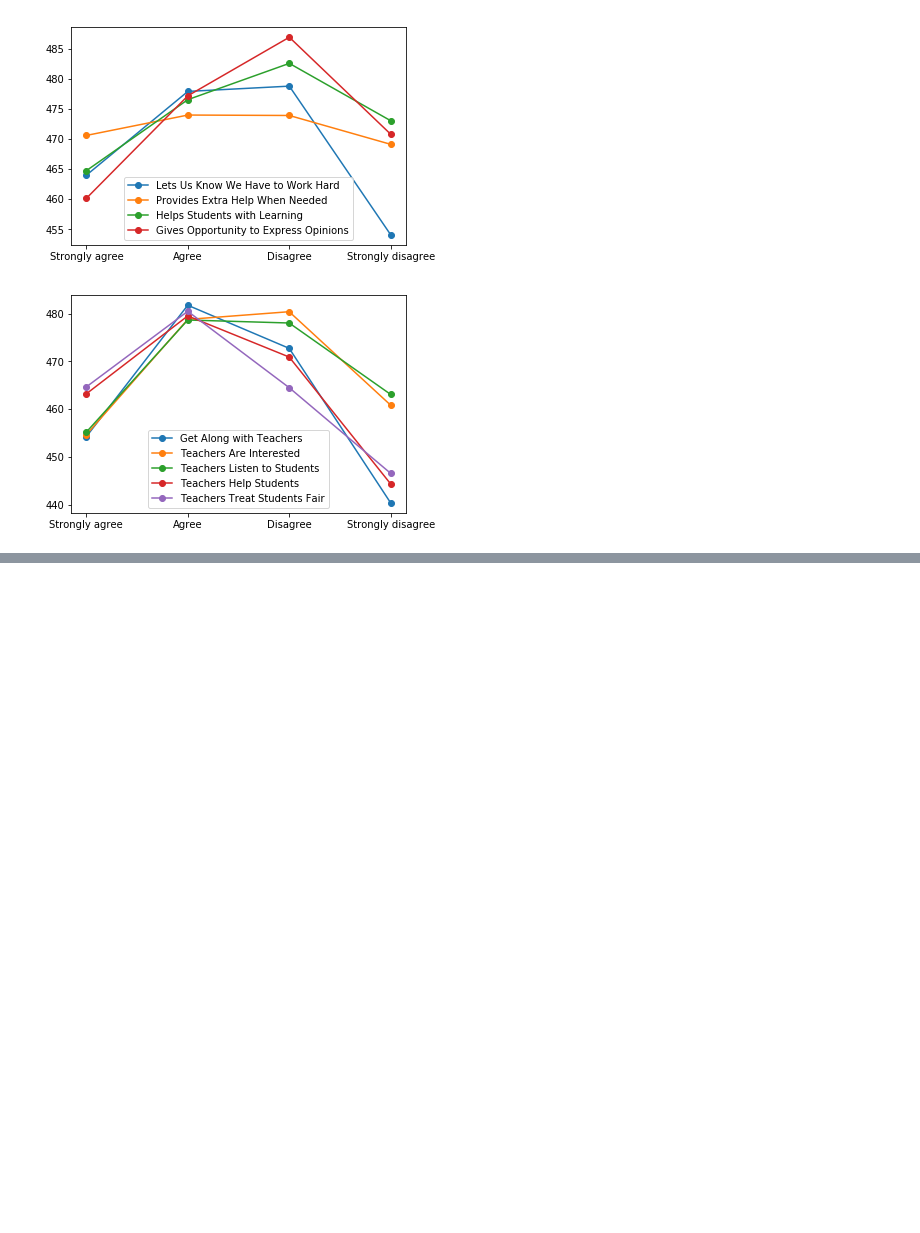
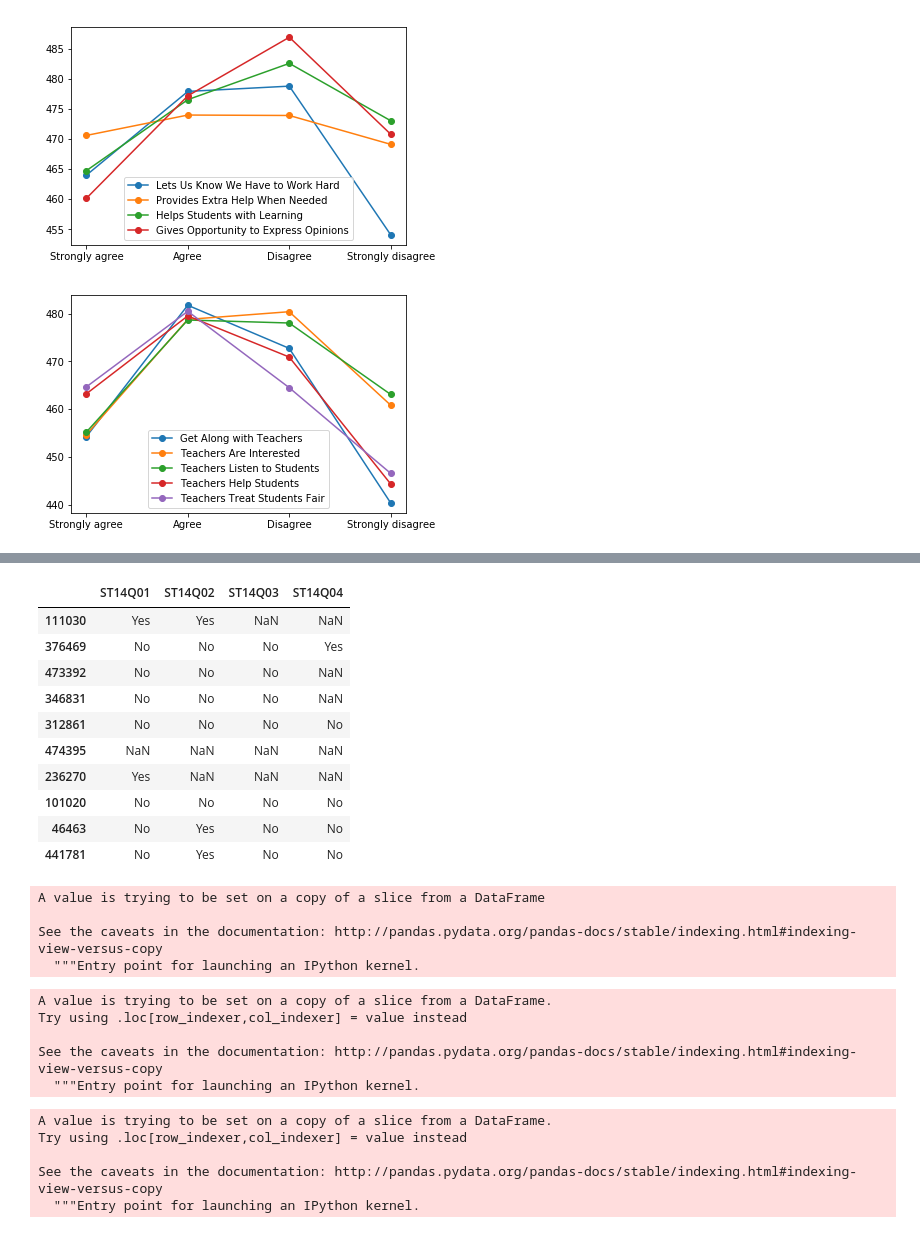
Before and after one commit to jgu1989/UdacityDataAnalystNanodegree, a Jupyter notebook: 5_Communicate_Data_Findings/pisa.ipynb, the cells around one changed output, grey strips where cells are left out. Saved outputs shown, nothing was run; the diff lists cells and outputs as text; code cells hidden in the pictures; blank space fills up the shorter version.

```diff
--- a/5_Communicate_Data_Findings/pisa.ipynb
+++ b/5_Communicate_Data_Findings/pisa.ipynb
@@ -298,0 +307,14 @@ plot(df_relation, relations, index, legends)
+# %%
+df[['ST14Q01','ST14Q02','ST14Q03','ST14Q04']].sample(10)
+# %% [output]
+|  | ST14Q01 | ST14Q02 | ST14Q03 | ST14Q04 |
+| 111030 | Yes | Yes | NaN | NaN |
+| 376469 | No | No | No | Yes |
+| 473392 | No | No | No | NaN |
+| 346831 | No | No | No | NaN |
+| 312861 | No | No | No | No |
+| 474395 | NaN | NaN | NaN | NaN |
+| 236270 | Yes | NaN | NaN | NaN |
+| 101020 | No | No | No | No |
+| 46463 | No | Yes | No | No |
+| 441781 | No | Yes | No | No |
@@ -298,0 +331,23 @@ plot(df_relation, relations, index, legends)
+# %%
+df_qual.dropna(inplace=True)
+# %% [output]
+A value is trying to be set on a copy of a slice from a DataFrame
+
+See the caveats in the documentation: http://pandas.pydata.org/pandas-docs/stable/indexing.html#indexing-view-versus-copy
+  """Entry point for launching an IPython kernel.
+# %%
+df_qual['M'] = df_qual[['ST14Q01','ST14Q02','ST14Q03','ST14Q04']].apply(qual, axis=1)
+# %% [output]
+A value is trying to be set on a copy of a slice from a DataFrame.
+Try using .loc[row_indexer,col_indexer] = value instead
+
+See the caveats in the documentation: http://pandas.pydata.org/pandas-docs/stable/indexing.html#indexing-view-versus-copy
+  """Entry point for launching an IPython kernel.
+# %%
+df_qual['F'] = df_qual[['ST18Q01','ST18Q02','ST18Q03','ST18Q04']].apply(qual, axis=1)
+# %% [output]
+A value is trying to be set on a copy of a slice from a DataFrame.
+Try using .loc[row_indexer,col_indexer] = value instead
+
+See the caveats in the documentation: http://pandas.pydata.org/pandas-docs/stable/indexing.html#indexing-view-versus-copy
+  """Entry point for launching an IPython kernel.
```
Also changed, not shown: parts of 10 cells of this notebook.
